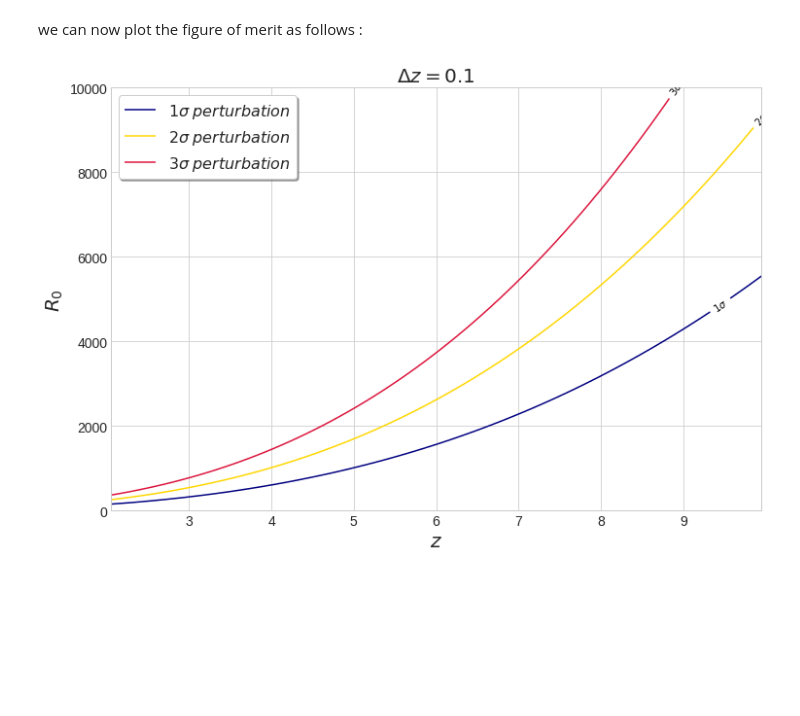
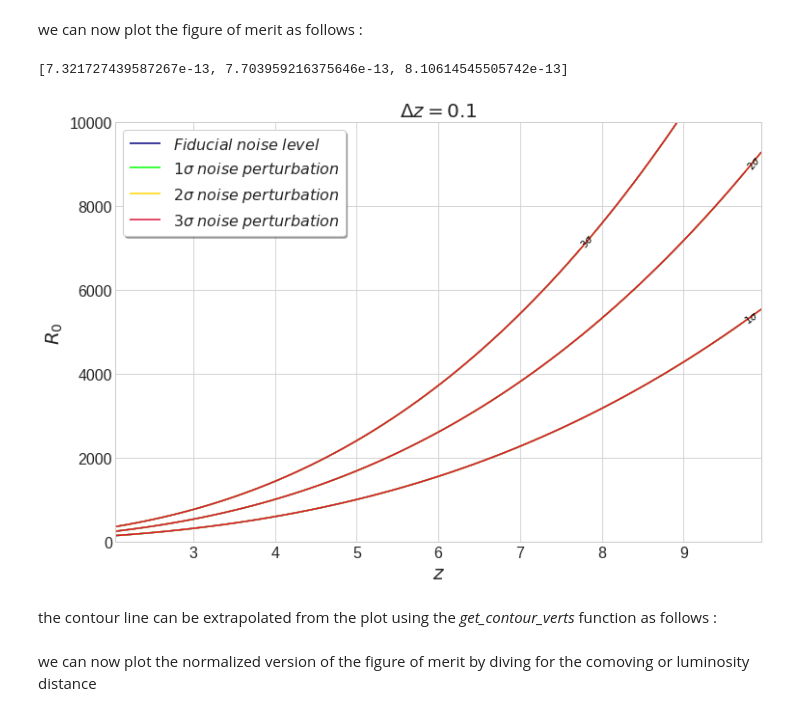
Before and after one commit to KuZa91/PBH_subpopulations_effects_analysis, a Jupyter notebook: SGWBFOM.ipynb, the cells around one changed output. Drawn from its saved outputs; the diff is of its cells as text; code cells hidden in the pictures; blank space fills up the shorter version.

```diff
--- a/SGWBFOM.ipynb
+++ b/SGWBFOM.ipynb
@@ -391,7 +413,7 @@ if SOBBH_RSpike:
     SOBBH_RDz = 0.1
     SOBBH_SpikeAmplMin = 0.
     SOBBH_SpikeAmplMax = 10000.
-    SOBBH_SpikeAmplPrec = 10000
+    SOBBH_SpikeAmplPrec = 500
     SOBBH_SpikeAmpl = 1.
 
     def SOBBH_R(z):
@@ -529,7 +574,7 @@ we can now fill the values of the grid as :
 # %%
 for i in range(len(IntFacR1.z)):
     for j in range(len(SOBBH_ranampl)):
-        Z[j][i] = hc_to_Omega(1e-2,SOBBH_hcsqrd(1e-2, SOBBH_ranampl[j]*IntFacR1.IntFac[i])) + SGWB_fid
+        Z[j][i] = (hc_to_Omega(1e-2,SOBBH_hcsqrd(1e-2, SOBBH_ranampl[j]*IntFacR1.IntFac[i])) + SGWB_FidNoise[0])
 # %% [markdown]
 <h2> Plotting the results </h2>
 # %% [markdown]
@@ -539,20 +584,29 @@ However, let's run this additional script that would increase the font size for
 %run BigFont.py
 # %% [markdown]
 we can now plot the figure of merit as follows :
+# %%
+SGWB_FidNoise[1:4]
+# %% [output]
+[7.321727439587267e-13, 7.703959216375646e-13, 8.10614545505742e-13]
 # %%
 fig, ax = plt.subplots(figsize = [12,8])
-c = ax.contour(X, Y, Z, levels=[SGWB_1sig, SGWB_2sig, SGWB_3sig], colors = ['navy','gold','crimson']);
+contr1 = ax.contour(X, Y, Z, levels = SGWB_FidNoise[1:4], colors = 'navy')
+contr2 = ax.contour(X, Y, Z, levels = SGWB_1SigNoise[1:4], colors = 'lime')
+contr3 = ax.contour(X, Y, Z, levels = SGWB_2SigNoise[1:4], colors = 'gold')
+contr4 = ax.contour(X, Y, Z, levels = SGWB_3SigNoise[1:4], colors = 'crimson')
 fmt = {}
 strs = [r'$1\sigma$', r'$2\sigma$', r'$3\sigma$']
-for l, s in zip(c.levels, strs):
+for l, s in zip(contr1.levels, strs):
     fmt[l] = s
-ax.clabel(c, inline=True, fmt = fmt, fontsize=10, colors = 'black')
-lines = [c.collections[0],c.collections[1], c.collections[2]]
-labels = [r'$1\sigma \; perturbation$', r'$2\sigma \; perturbation$', r'$3\sigma \; perturbation$']
+ax.clabel(contr1, inline=True, fmt = fmt, fontsize=10, colors = 'black')
+lines = [contr1.collections[0], contr2.collections[0], contr3.collections[0], contr4.collections[0]]
+labels = [r'$Fiducial \; noise \; level$', r'$1\sigma \; noise \; perturbation$', r'$2\sigma \; noise \; perturbation$', r'$3\sigma \; noise \; perturbation$']
 ax.set_xlabel(r'$z$', fontsize = 20)
 ax.set_ylabel(r'$R_0$', fontsize = 20)
 ax.set_title(r'$\Delta z = 0.1$', fontsize = 20)
 plt.legend(lines, labels, loc=2, frameon = True, fancybox = True, shadow = True)
 fig.savefig('SGWBFOMvsSigmas.png', dpi = 500)
 # %% [output]
-[figure, old version]
+[figure, new version]
+# %% [markdown]
+the contour line can be extrapolated from the plot using the _get_contour_verts_ function as follows :
@@ -558,0 +642,2 @@ fig.savefig('SGWBFOMvsSigmas.png', dpi = 500)
+# %% [markdown]
+we can now plot the normalized version of the figure of merit by diving for the comoving or luminosity distance
```
Also changed, not shown: parts of 9 cells of this notebook, 7 other files.
